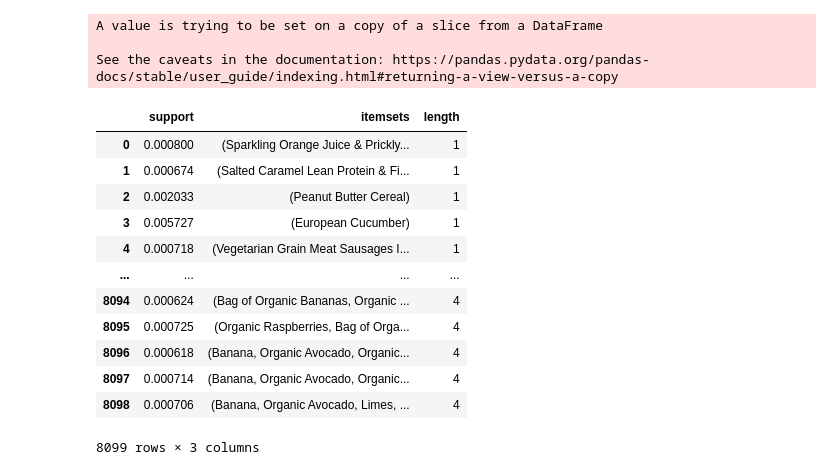
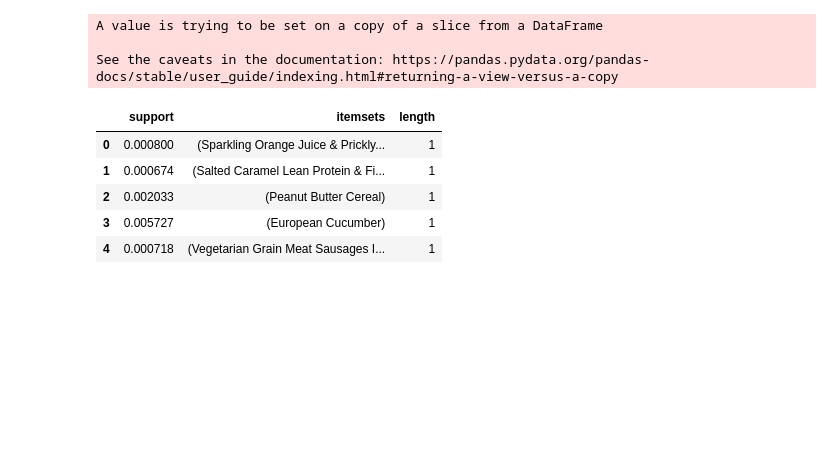
Before and after one commit to AntunesCSR/DM_Group_Project, a Jupyter notebook: HA2/data/sean-ha2.ipynb, the cells around one changed output. Saved outputs shown, nothing was run; the diff lists cells and outputs as text; code cells hidden in the pictures; blank space fills up the shorter version.

```diff
--- a/HA2/data/sean-ha2.ipynb
+++ b/HA2/data/sean-ha2.ipynb
@@ -202,18 +189,11 @@ A value is trying to be set on a copy of a slice from a DataFrame
 See the caveats in the documentation: https://pandas.pydata.org/pandas-docs/stable/user_guide/indexing.html#returning-a-view-versus-a-copy
 # %%
 fi['length'] = fi['itemsets'].apply(lambda x: len(x))
-fi
+fi.head()
 # %% [output]
 |  | support | itemsets | length |
 | 0 | 0.000800 | (Sparkling Orange Juice & Prickly... | 1 |
 | 1 | 0.000674 | (Salted Caramel Lean Protein & Fi... | 1 |
 | 2 | 0.002033 | (Peanut Butter Cereal) | 1 |
 | 3 | 0.005727 | (European Cucumber) | 1 |
 | 4 | 0.000718 | (Vegetarian Grain Meat Sausages I... | 1 |
-| ... | ... | ... | ... |
-| 8094 | 0.000624 | (Bag of Organic Bananas, Organic ... | 4 |
-| 8095 | 0.000725 | (Organic Raspberries, Bag of Orga... | 4 |
-| 8096 | 0.000618 | (Banana, Organic Avocado, Organic... | 4 |
-| 8097 | 0.000714 | (Banana, Organic Avocado, Organic... | 4 |
-| 8098 | 0.000706 | (Banana, Organic Avocado, Limes, ... | 4 |
-8099 rows × 3 columns
```
Also changed, not shown: parts of 29 cells of this notebook, 3 other files.
